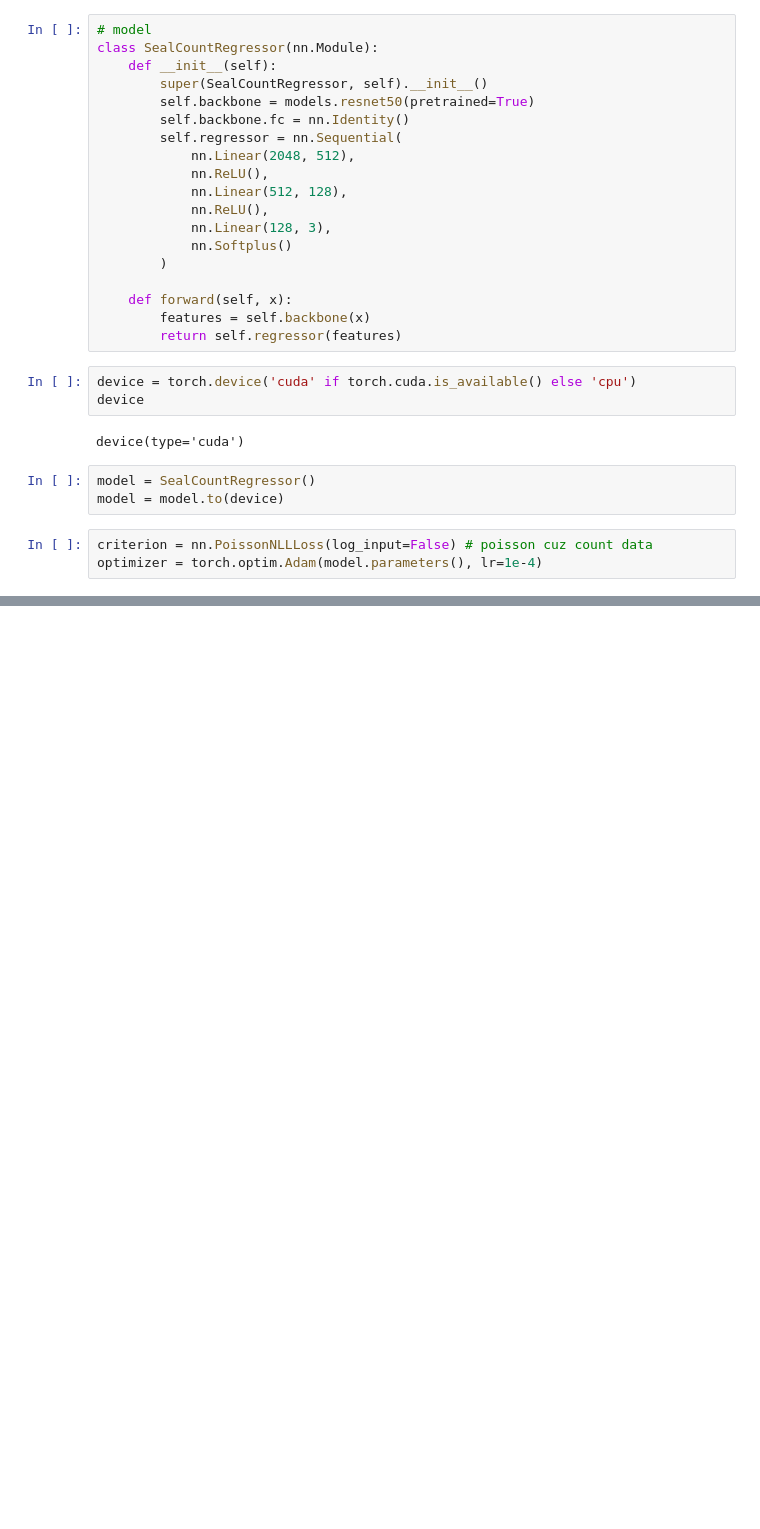
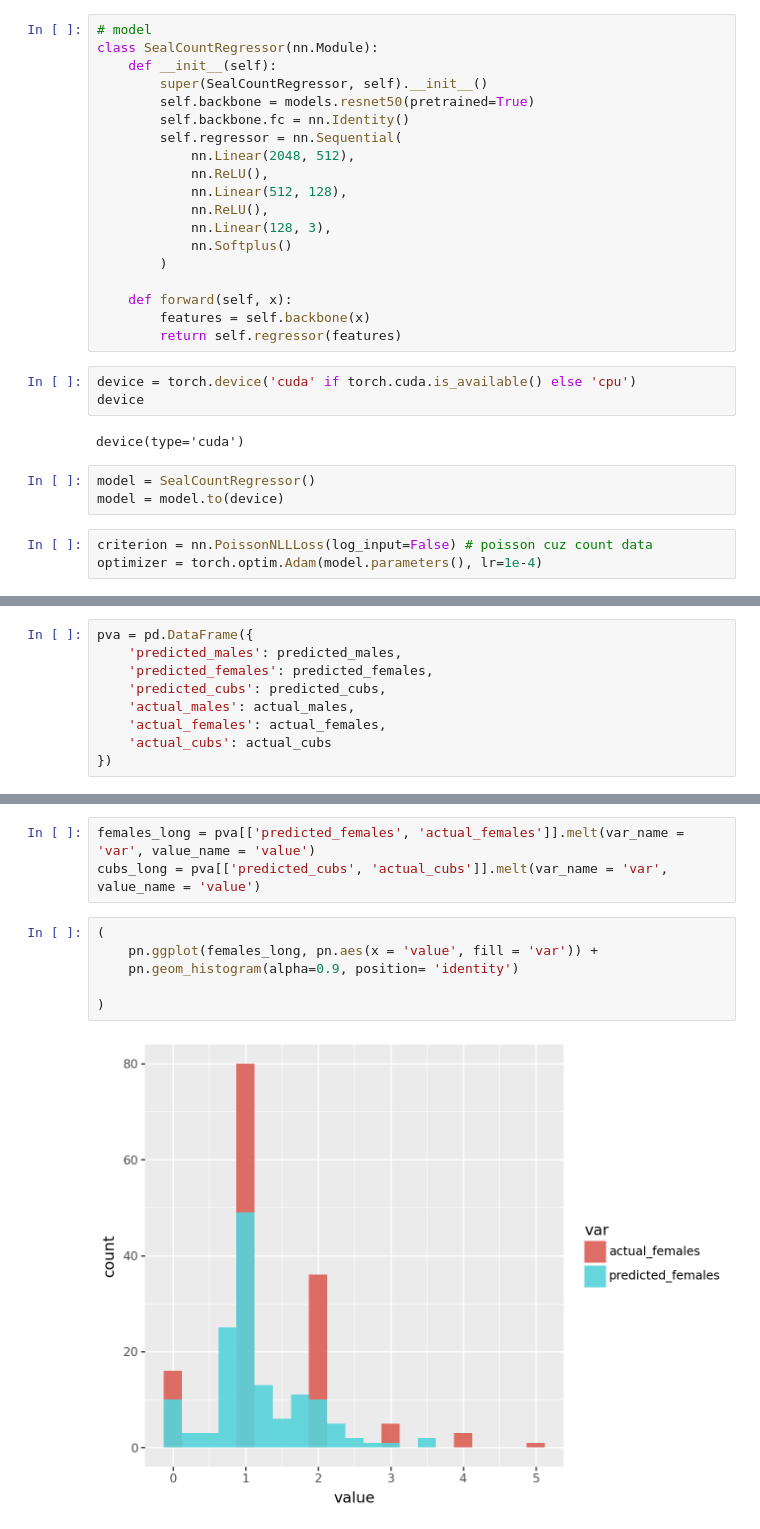
Before and after one commit to ishaansathaye/elephant-seals-detection, a Jupyter notebook: scripts/clump_nn.ipynb, the cells around one changed output, grey strips where cells are left out. Cells and saved outputs as stored; diff of their text form; blank space fills up the shorter version.

```diff
--- a/scripts/clump_nn.ipynb
+++ b/scripts/clump_nn.ipynb
@@ -210,0 +212,9 @@ MAE - Cubs:          0.35
+# %%
+pva = pd.DataFrame({
+    'predicted_males': predicted_males,
+    'predicted_females': predicted_females,
+    'predicted_cubs': predicted_cubs,
+    'actual_males': actual_males,
+    'actual_females': actual_females,
+    'actual_cubs': actual_cubs
+})
@@ -210,0 +265,11 @@ MAE - Cubs:          0.35
+# %%
+females_long = pva[['predicted_females', 'actual_females']].melt(var_name = 'var', value_name = 'value')
+cubs_long = pva[['predicted_cubs', 'actual_cubs']].melt(var_name = 'var', value_name = 'value')
+# %%
+(
+    pn.ggplot(females_long, pn.aes(x = 'value', fill = 'var')) +
+    pn.geom_histogram(alpha=0.9, position= 'identity')
+
+)
+# %% [output]
+[figure, added]
```
Also changed, not shown: parts of 8 cells of this notebook.
